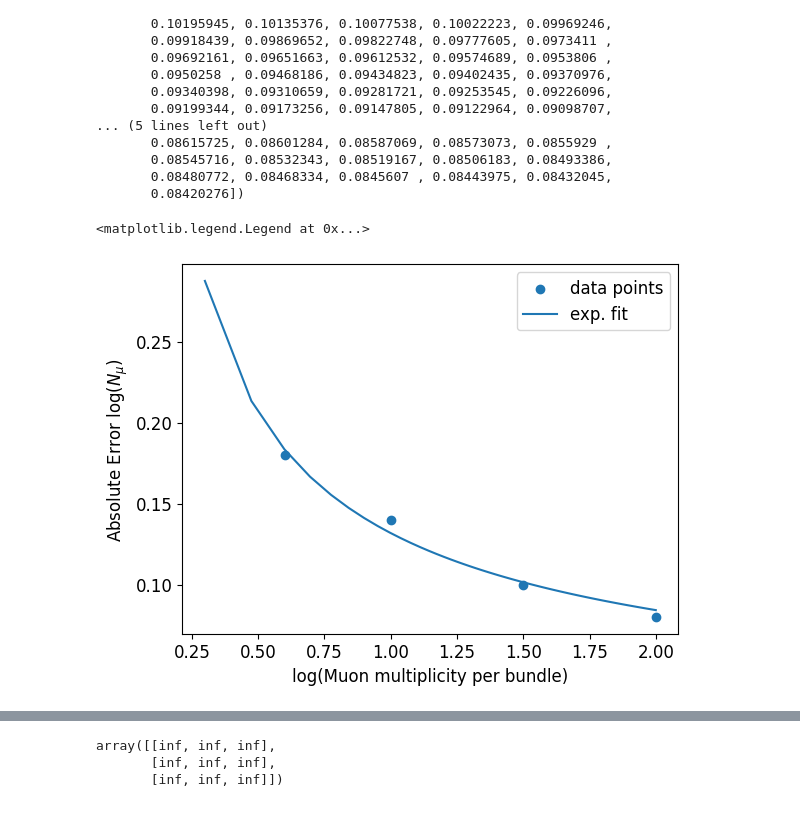
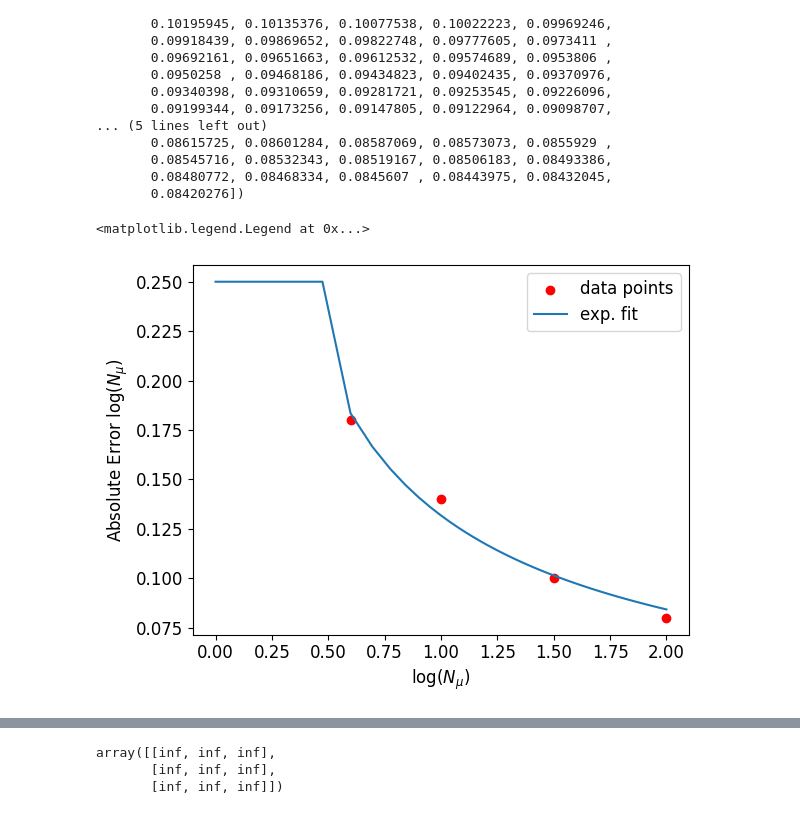
Before and after one commit to karohymon/cs-analysis, a Jupyter notebook: IceCube_diffuse_underground_bundles/dNdNmu_fit.ipynb, the cells around one changed output, grey strips where cells are left out. Cells and saved outputs as stored; diff of their text form; code cells hidden in the pictures.

```diff
--- a/IceCube_diffuse_underground_bundles/dNdNmu_fit.ipynb
+++ b/IceCube_diffuse_underground_bundles/dNdNmu_fit.ipynb
@@ -93,4 +94,4 @@ Shape of flux for season jul: (3, 121)
 # %%
 d = [1.5, 2.5]
 angles = helper.angles
-m = helper.n_mu_vec
+Nmu =  np.linspace(1, 100, 101) #
@@ -229,14 +241,16 @@ sigma_known = np.array([0.18, 0.14, 0.1, 0.08])  # observed uncertainties
 
 # Define power-law model for sigma
 def sigma_model(x, a, b):
-    return a * x**b
+    x = np.asarray(x)
+    func = np.where(x < 0.5, 0.25, a * x**b)
+    return func
 
 # Fit model to known uncertainties
 popt, _ = curve_fit(sigma_model, x_known, sigma_known)
 a_fit, b_fit = popt
 
 # Predict uncertainties for all multiplicities
-sigma_all = sigma_model(np.log10(m), a_fit, b_fit)
+sigma_all = sigma_model(np.log10(Nmu), a_fit, b_fit)
 # %%
 sigma_all
 # %% [output]
@@ -260,13 +274,13 @@ array([       inf, 0.28739834, 0.21329882, 0.18347187, 0.16656558,
 # %%
 # test plot for interpolation
 
-plt.scatter(x_known,sigma_known,label='data points')
-plt.plot(np.log10(m),sigma_all,label='exp. fit')
-plt.xlabel('log(Muon multiplicity per bundle)')
+plt.scatter(x_known,sigma_known,label='data points',color='red')
+plt.plot(np.log10(Nmu),sigma_all,label='exp. fit')
+plt.xlabel('log($N_{\mu}$)')
 plt.ylabel('Absolute Error log($N_{\mu}$)')
 plt.legend()
 # %% [output]
 <matplotlib.legend.Legend at 0x...>
-[figure, old version]
+[figure, new version]
 # %%
 # fit optimal a, b ,c
```
Also changed, not shown: parts of 12 cells of this notebook, 1 other file.
